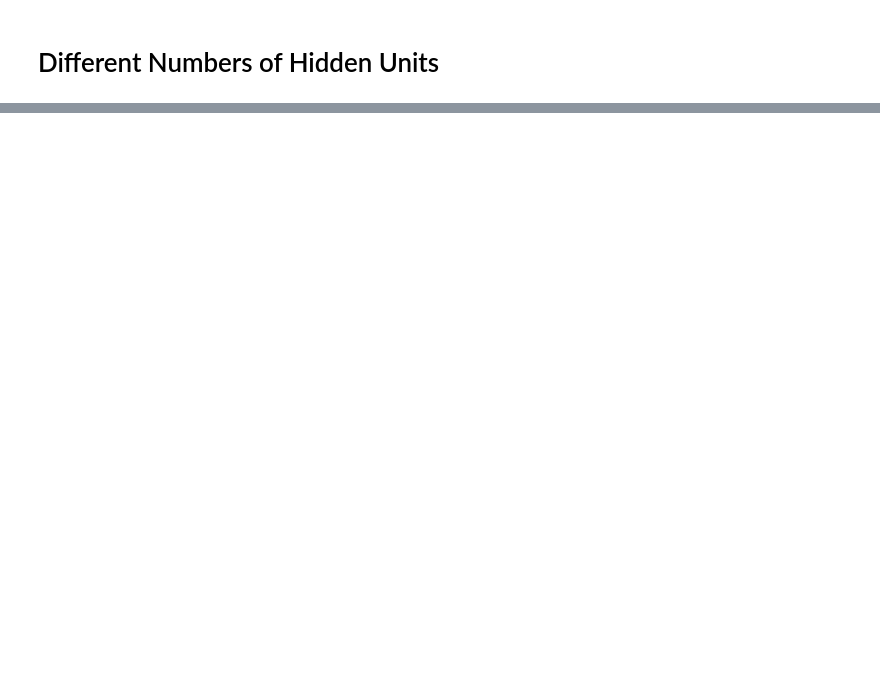
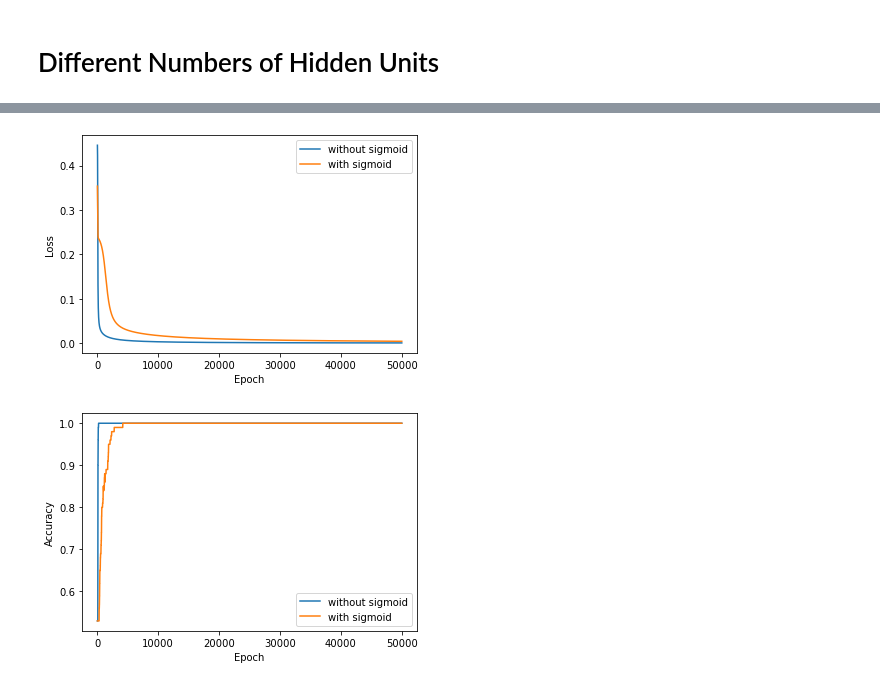
Before and after one commit to autumn0409/NCTU-Deep-Learning, a Jupyter notebook: lab1/experiment.ipynb, the cells around one changed output, grey strips where cells are left out. Saved outputs shown, nothing was run; the diff lists cells and outputs as text; code cells hidden in the pictures; blank space fills up the shorter version.

```diff
--- a/lab1/experiment.ipynb
+++ b/lab1/experiment.ipynb
@@ -222,0 +229,18 @@ plot_learning_curves('number of hidden units', hidden_units_xor, xor_history_2,
+# %%
+def plot_learning_curves(history, y_label):
+    for i in range(len(history)):
+        if i == 0:
+            label='without sigmoid'
+        else:
+            label='with sigmoid'
+        plt.plot(history[i]['epochs'], history[i][y_label], label=label)
+
+    plt.xlabel('Epoch')
+    plt.ylabel(y_label.capitalize())
+    plt.legend()
+    plt.show()
+# %%
+linear_history_3 = []
+net_linear = FC_Net(4, 4, False)
+linear_history_3.append(net_linear.train(x_train_linear, y_train_linear, epochs=epochs, learning_rate=learning_rate))
+linear_history_3.append(linear_history[1])
@@ -222,0 +265,6 @@ plot_learning_curves('number of hidden units', hidden_units_xor, xor_history_2,
+# %%
+plot_learning_curves(linear_history_3, 'loss')
+plot_learning_curves(linear_history_3, 'accuracy')
+# %% [output]
+[figure, added]
+[figure, added]
```
Also changed, not shown: parts of 18 cells of this notebook.
